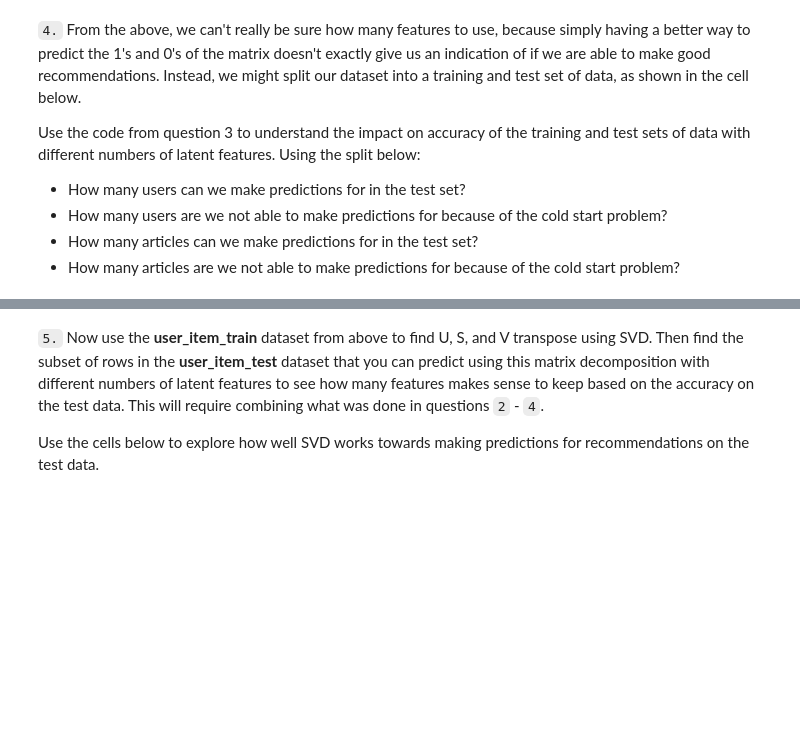
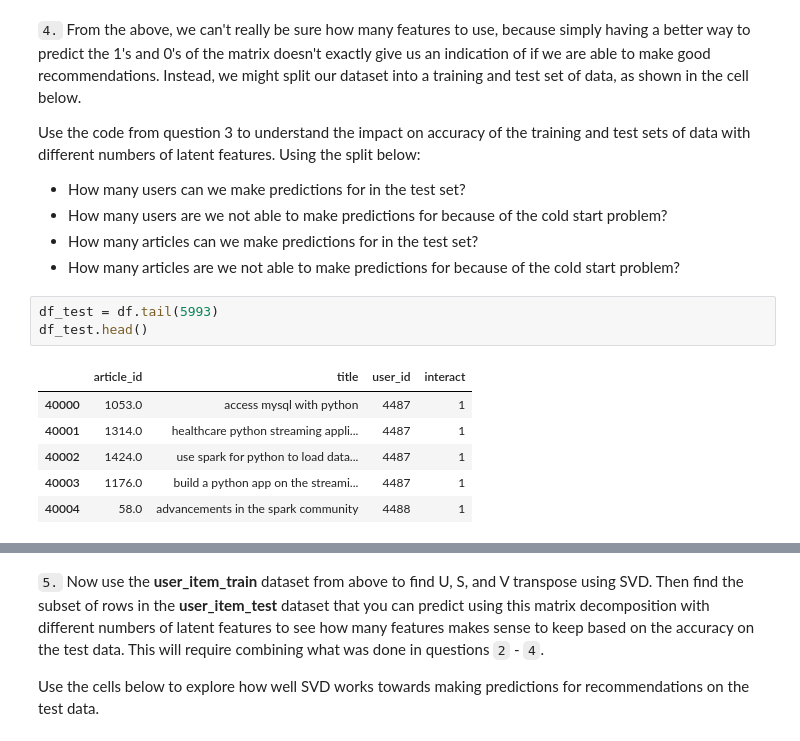
Before and after one commit to madkehl/Recommendation_with_IBM, a Jupyter notebook: Recommendations_with_IBM.ipynb, the cells around one changed output, grey strips where cells are left out. Saved outputs shown, nothing was run; the diff lists cells and outputs as text; blank space fills up the shorter version.

```diff
--- a/Recommendations_with_IBM.ipynb
+++ b/Recommendations_with_IBM.ipynb
@@ -983,6 +982,16 @@ Use the code from question 3 to understand the impact on accuracy of the trainin
 * How many users are we not able to make predictions for because of the cold start problem?
 * How many articles can we make predictions for in the test set?
 * How many articles are we not able to make predictions for because of the cold start problem?
+# %%
+df_test = df.tail(5993)
+df_test.head()
+# %% [output]
+|  | article_id | title | user_id | interact |
+| 40000 | 1053.0 | access mysql with python | 4487 | 1 |
+| 40001 | 1314.0 | healthcare python streaming appli... | 4487 | 1 |
+| 40002 | 1424.0 | use spark for python to load data... | 4487 | 1 |
+| 40003 | 1176.0 | build a python app on the streami... | 4487 | 1 |
+| 40004 | 58.0 | advancements in the spark community | 4488 | 1 |
 # %%
 df_train = df.head(40000)
 df_test = df.tail(5993)
```
Also changed, not shown: parts of 24 cells of this notebook.
